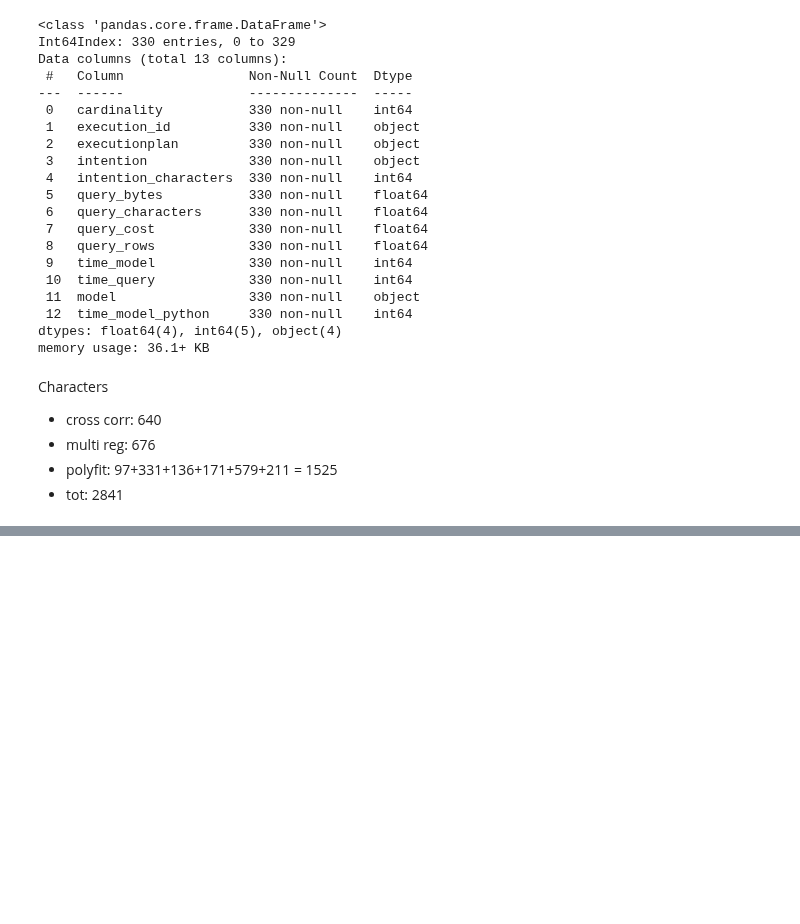
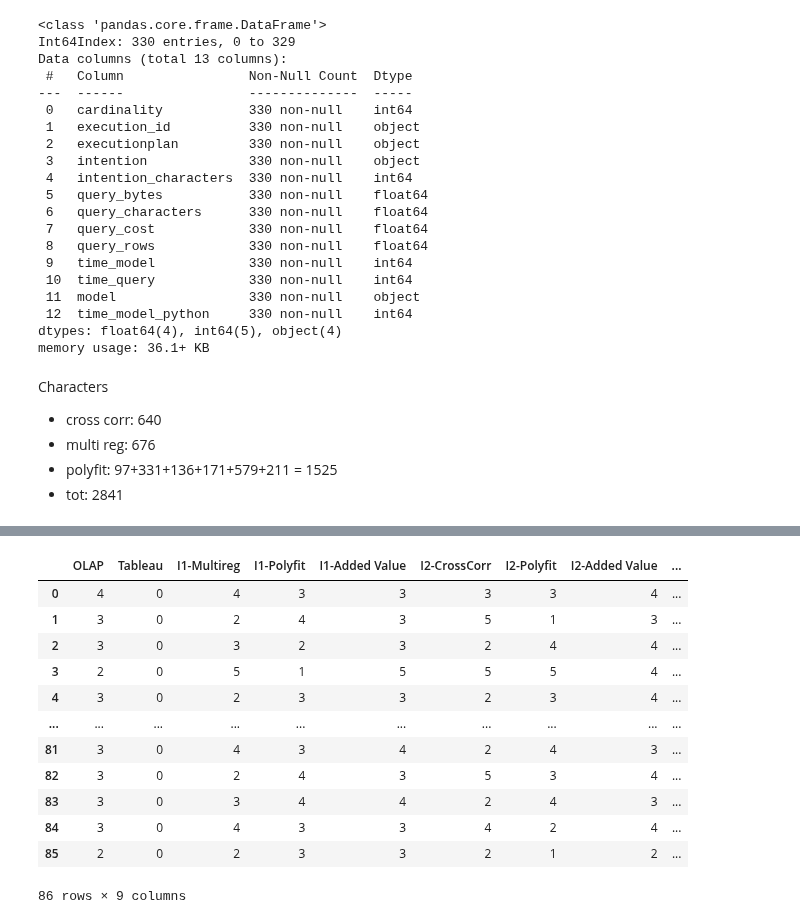
Before and after one commit to big-unibo/explain, a Jupyter notebook: intentional/src/main/python/chart_explain.ipynb, the cells around one changed output, grey strips where cells are left out. Saved outputs shown, nothing was run; the diff lists cells and outputs as text; code cells hidden in the pictures; blank space fills up the shorter version.

```diff
--- a/intentional/src/main/python/chart_explain.ipynb
+++ b/intentional/src/main/python/chart_explain.ipynb
@@ -197,0 +198,18 @@ fig.savefig('../../../resources/intention/scalability.svg')
+# %%
+df = pd.read_csv('../../../resources/intention/students.csv')
+df.columns = ["OLAP", "Tableau", "I1-Multireg", "I1-Polyfit", "I1-Added Value", "I2-CrossCorr", "I2-Polyfit", "I2-Added Value", "User Experience"]
+df
+# %% [output]
+|  | OLAP | Tableau | I1-Multireg | I1-Polyfit | I1-Added Value | I2-CrossCorr | I2-Polyfit | I2-Added Value | ... |
+| 0 | 4 | 0 | 4 | 3 | 3 | 3 | 3 | 4 | ... |
+| 1 | 3 | 0 | 2 | 4 | 3 | 5 | 1 | 3 | ... |
+| 2 | 3 | 0 | 3 | 2 | 3 | 2 | 4 | 4 | ... |
+| 3 | 2 | 0 | 5 | 1 | 5 | 5 | 5 | 4 | ... |
+| 4 | 3 | 0 | 2 | 3 | 3 | 2 | 3 | 4 | ... |
+| ... | ... | ... | ... | ... | ... | ... | ... | ... | ... |
+| 81 | 3 | 0 | 4 | 3 | 4 | 2 | 4 | 3 | ... |
+| 82 | 3 | 0 | 2 | 4 | 3 | 5 | 3 | 4 | ... |
+| 83 | 3 | 0 | 3 | 4 | 4 | 2 | 4 | 3 | ... |
+| 84 | 3 | 0 | 4 | 3 | 3 | 4 | 2 | 4 | ... |
+| 85 | 2 | 0 | 2 | 3 | 3 | 2 | 1 | 2 | ... |
+86 rows × 9 columns
```
Also changed, not shown: parts of 6 cells of this notebook, 9 other files.
